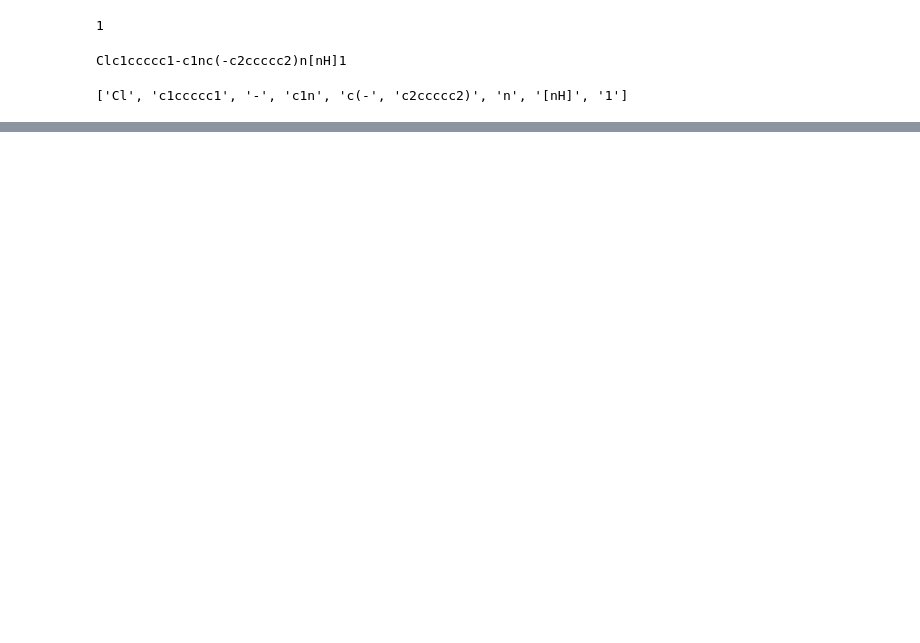
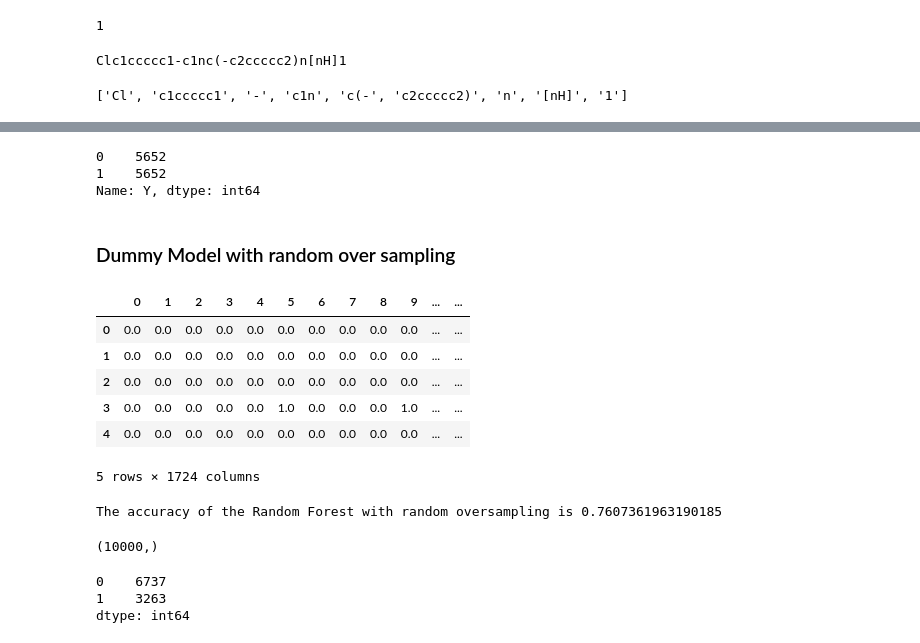
Before and after one commit to parkerburchett/CASTER, a Jupyter notebook: DDE/LookatSmilesToVector.ipynb, the cells around one changed output, grey strips where cells are left out. Drawn from its saved outputs; the diff is of its cells as text; code cells hidden in the pictures; blank space fills up the shorter version.

```diff
--- a/DDE/LookatSmilesToVector.ipynb
+++ b/DDE/LookatSmilesToVector.ipynb
@@ -83,0 +207,43 @@ Clc1ccccc1-c1nc(-c2ccccc2)n[nH]1
+# %%
+from imblearn.over_sampling import RandomOverSampler
+ros = RandomOverSampler(random_state=0)
+X_resampled, y_resampled = ros.fit_resample(X, y)
+X_resampled = pd.DataFrame(X_resampled)
+y_resampled.value_counts()
+# %% [output]
+0    5652
+1    5652
+Name: Y, dtype: int64
+# %% [markdown]
+### Dummy Model with random over sampling
+# %%
+oversample_df = X_resampled
+oversample_df['target'] =y_resampled
+oversample_df = oversample_df.sample(frac=1).reset_index(drop=True) # shuffle the rows
+
+oversample_df.head()
+# %% [output]
+|  | 0 | 1 | 2 | 3 | 4 | 5 | 6 | 7 | 8 | 9 | ... | ... |
+| 0 | 0.0 | 0.0 | 0.0 | 0.0 | 0.0 | 0.0 | 0.0 | 0.0 | 0.0 | 0.0 | ... | ... |
+| 1 | 0.0 | 0.0 | 0.0 | 0.0 | 0.0 | 0.0 | 0.0 | 0.0 | 0.0 | 0.0 | ... | ... |
+| 2 | 0.0 | 0.0 | 0.0 | 0.0 | 0.0 | 0.0 | 0.0 | 0.0 | 0.0 | 0.0 | ... | ... |
+| 3 | 0.0 | 0.0 | 0.0 | 0.0 | 0.0 | 1.0 | 0.0 | 0.0 | 0.0 | 1.0 | ... | ... |
+| 4 | 0.0 | 0.0 | 0.0 | 0.0 | 0.0 | 0.0 | 0.0 | 0.0 | 0.0 | 0.0 | ... | ... |
+5 rows × 1724 columns
+# %%
+over_sample_model = RandomForestClassifier(max_depth=5, random_state=42, n_estimators =1000, max_samples=100)
+training_size = 10000
+over_sample_model.fit(X_resampled.iloc[:training_size], y_resampled[:training_size])
+score = over_sample_model.score(X_resampled.iloc[training_size:], y_resampled[training_size:])
+print(f'The accuracy of the Random Forest with random oversampling is {score}')
+# %% [output]
+The accuracy of the Random Forest with random oversampling is 0.7607361963190185
+# %%
+preds = over_sample_model.predict(X_resampled.iloc[:training_size])
+print(preds.shape)
+pd.Series(preds).value_counts()
+# %% [output]
+(10000,)
+0    6737
+1    3263
+dtype: int64
```
Also changed, not shown: parts of 18 cells of this notebook, 6 other files.
